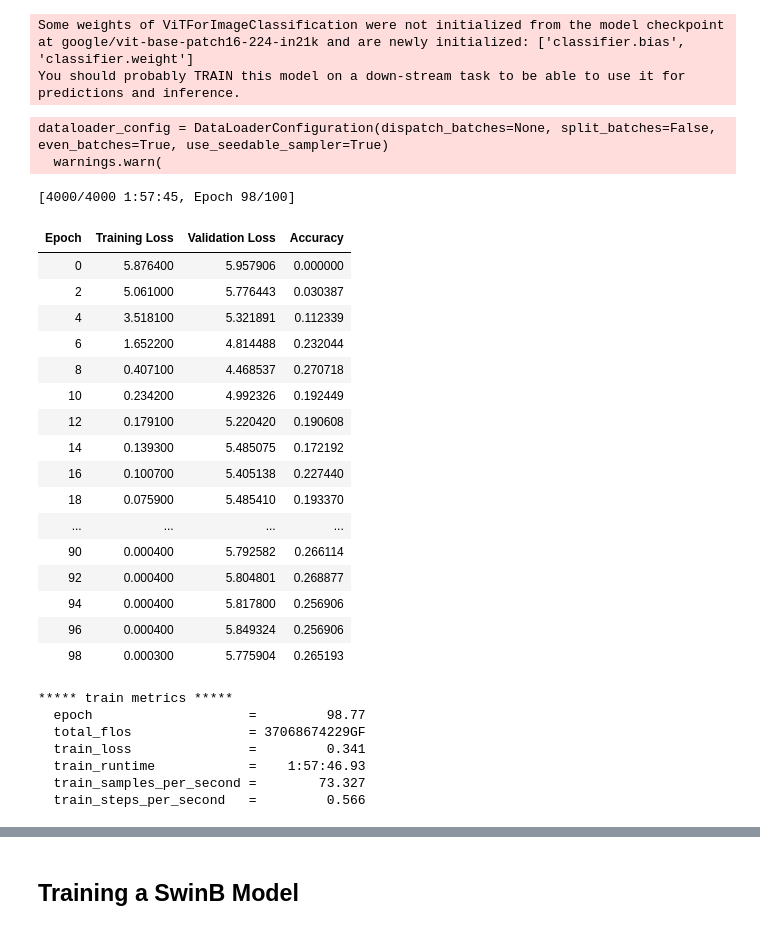
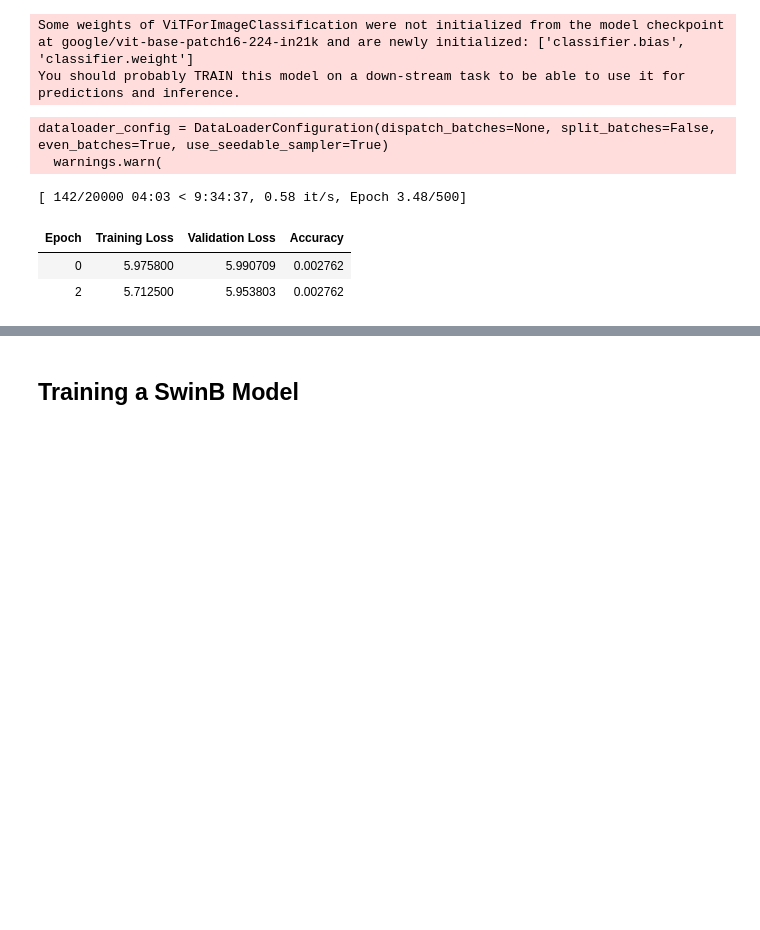
Before and after one commit to YM2132/SeaTurtles, a Jupyter notebook: SeaTurtle.ipynb, the cells around one changed output, grey strips where cells are left out. Cells and saved outputs as stored; diff of their text form; code cells hidden in the pictures; blank space fills up the shorter version.

```diff
--- a/SeaTurtle.ipynb
+++ b/SeaTurtle.ipynb
@@ -268,63 +285,42 @@ Some weights of ViTForImageClassification were not initialized from the model ch
 You should probably TRAIN this model on a down-stream task to be able to use it for predictions and inference.
 # %%
 training_args = TrainingArguments(
-    output_dir="./ViT2",
+    output_dir="./model_results/ViT4",
     remove_unused_columns=False,
     evaluation_strategy="epoch",
     save_strategy="epoch",
     learning_rate=5e-4,
     per_device_train_batch_size=32,
     gradient_accumulation_steps=4,
     per_device_eval_batch_size=32,
-    num_train_epochs=100,
+    num_train_epochs=500,
     warmup_ratio=0.1,
     logging_steps=10,
     load_best_model_at_end=True,
     metric_for_best_model="accuracy",
 )
 
 trainer = Trainer(
     model=model,
     args=training_args,
     data_collator=data_collator,
     train_dataset=dataset["train"],
     eval_dataset=dataset["validation"],
     tokenizer=image_processor,
     compute_metrics=compute_metrics,
 )
 
 train_results = trainer.train()
 trainer.save_model()
 trainer.log_metrics("train", train_results.metrics)
 trainer.save_metrics("train", train_results.metrics)
 trainer.save_state()
 # %% [output]
 dataloader_config = DataLoaderConfiguration(dispatch_batches=None, split_batches=False, even_batches=True, use_seedable_sampler=True)
   warnings.warn(
-[4000/4000 1:57:45, Epoch 98/100]
+[ 142/20000 04:03 < 9:34:37, 0.58 it/s, Epoch 3.48/500]
 | Epoch | Training Loss | Validation Loss | Accuracy |
-| 0 | 5.876400 | 5.957906 | 0.000000 |
-| 2 | 5.061000 | 5.776443 | 0.030387 |
-| 4 | 3.518100 | 5.321891 | 0.112339 |
-| 6 | 1.652200 | 4.814488 | 0.232044 |
-| 8 | 0.407100 | 4.468537 | 0.270718 |
-| 10 | 0.234200 | 4.992326 | 0.192449 |
-| 12 | 0.179100 | 5.220420 | 0.190608 |
-| 14 | 0.139300 | 5.485075 | 0.172192 |
-| 16 | 0.100700 | 5.405138 | 0.227440 |
-| 18 | 0.075900 | 5.485410 | 0.193370 |
-| ... | ... | ... | ... |
-| 90 | 0.000400 | 5.792582 | 0.266114 |
-| 92 | 0.000400 | 5.804801 | 0.268877 |
-| 94 | 0.000400 | 5.817800 | 0.256906 |
-| 96 | 0.000400 | 5.849324 | 0.256906 |
-| 98 | 0.000300 | 5.775904 | 0.265193 |
+| 0 | 5.975800 | 5.990709 | 0.002762 |
+| 2 | 5.712500 | 5.953803 | 0.002762 |
-***** train metrics *****
-  epoch                    =         98.77
-  total_flos               = 37068674229GF
-  train_loss               =         0.341
-  train_runtime            =    1:57:46.93
-  train_samples_per_second =        73.327
-  train_steps_per_second   =         0.566
 # %%
 trainer.predict(dataset["test"])
```
Also changed, not shown: parts of 12 cells of this notebook, 1 other file.
